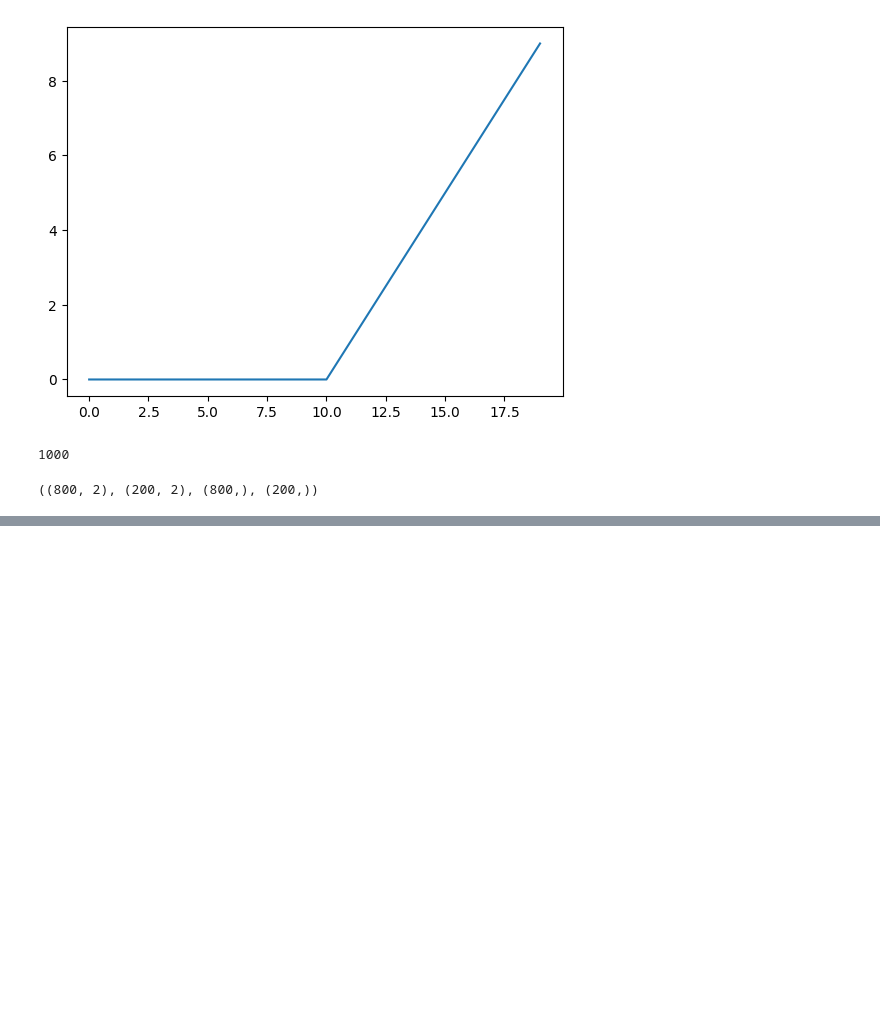
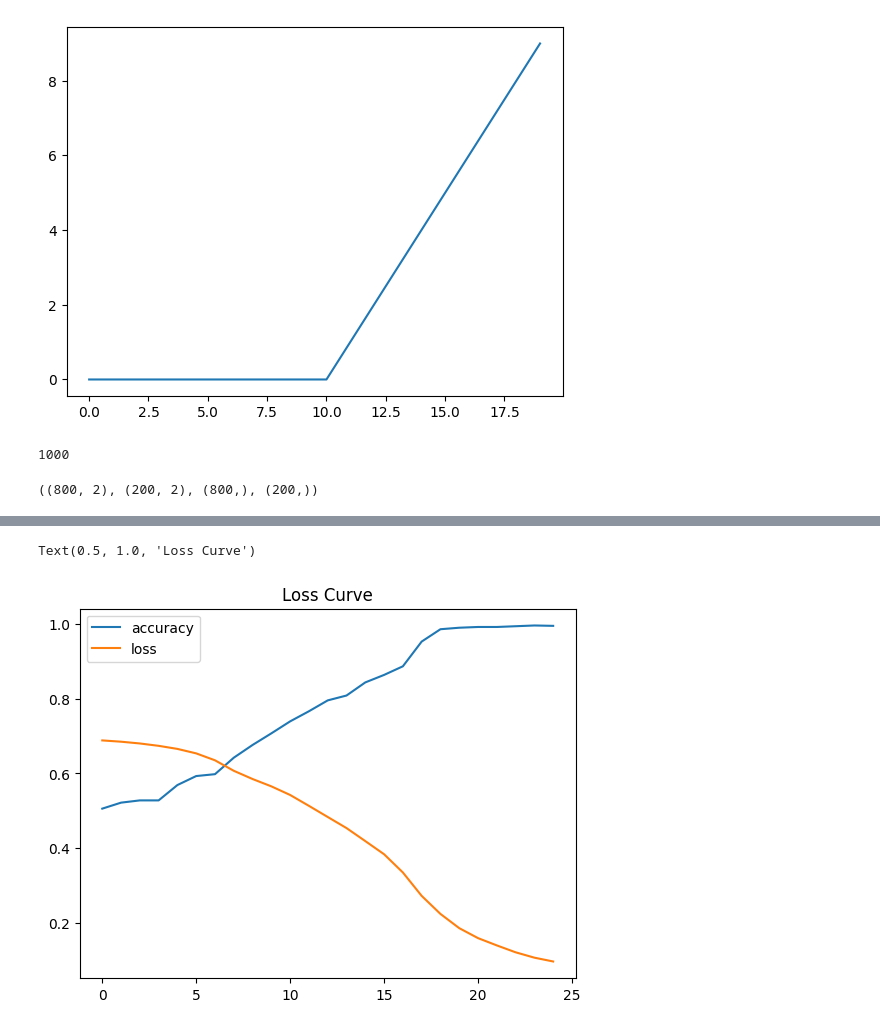
Before and after one commit to Aryan-Gupta2002/Deep-Learning---Tensorflow, a Jupyter notebook: neuralNetworkForClassification_.ipynb, the cells around one changed output, grey strips where cells are left out. Drawn from its saved outputs; the diff is of its cells as text; code cells hidden in the pictures; blank space fills up the shorter version.

Commit message:
Loss Curve

```diff
--- a/neuralNetworkForClassification_.ipynb
+++ b/neuralNetworkForClassification_.ipynb
@@ -501,0 +516,7 @@ Doing binary classification
+# %%
+# Plotting the loss curve
+pd.DataFrame(history3.history).plot()
+plt.title("Loss Curve")
+# %% [output]
+Text(0.5, 1.0, 'Loss Curve')
+[figure, added]
```
Also changed, not shown: parts of 21 cells of this notebook.
